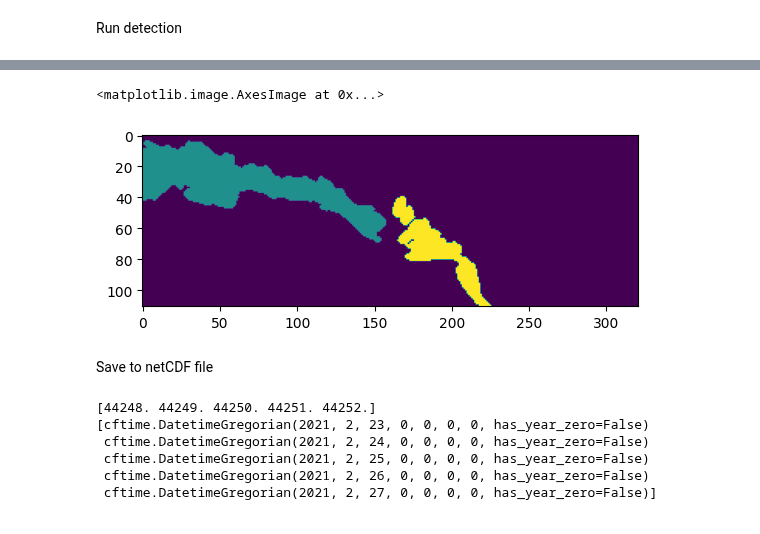
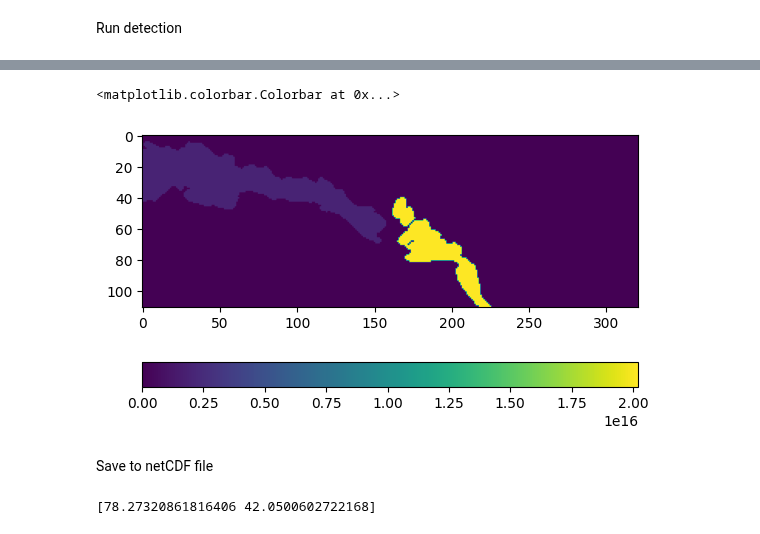
Before and after one commit to romainpilon/cloudbandPy, a Jupyter notebook: notebooks/detection/save2netcdf.ipynb, the cells around one changed output, grey strips where cells are left out. Saved outputs shown, nothing was run; the diff lists cells and outputs as text; code cells hidden in the pictures.

Commit message:
Change cloud band id to real date and integer + saving to netcdf

```diff
--- a/notebooks/detection/save2netcdf.ipynb
+++ b/notebooks/detection/save2netcdf.ipynb
@@ -104,8 +103,9 @@ Run detection
 # %%
 plt.imshow(cloud_bands_map[1])
+plt.colorbar(orientation='horizontal')
 # %% [output]
-<matplotlib.image.AxesImage at 0x...>
+<matplotlib.colorbar.Colorbar at 0x...>
-[figure, old version]
+[figure, new version]
 # %% [markdown]
 Save to netCDF file
 # %%
@@ -115,12 +115,8 @@ write_cloud_bands_to_netcdf(list_of_cloud_bands=list_of_cloud_bands, lons=lons,
 # %%
-ds=nc.Dataset(f"cloud_bands_{config_event['startdate'][:4]}.nc", "r")
-times=ds.variables["time"][...]
-print(times)
-print(nc.num2date(times, "hours since 1900-01-01 00:00:00.0", calendar="gregorian"))
+ds = nc.Dataset(f"cloud_bands_{config_event['startdate'][:4]}.nc", "r")
+cb = ds.variables["cloud_band_mask"][...]
+# print(np.unique(cb))
+angle = ds.variables["angle"][...]
+print(angle[0])
 # %% [output]
-[44248. 44249. 44250. 44251. 44252.]
-[cftime.DatetimeGregorian(2021, 2, 23, 0, 0, 0, 0, has_year_zero=False)
- cftime.DatetimeGregorian(2021, 2, 24, 0, 0, 0, 0, has_year_zero=False)
- cftime.DatetimeGregorian(2021, 2, 25, 0, 0, 0, 0, has_year_zero=False)
- cftime.DatetimeGregorian(2021, 2, 26, 0, 0, 0, 0, has_year_zero=False)
- cftime.DatetimeGregorian(2021, 2, 27, 0, 0, 0, 0, has_year_zero=False)]
+[78.27320861816406 42.0500602722168]
```
Also changed, not shown: parts of 7 cells of this notebook, 3 other files.
